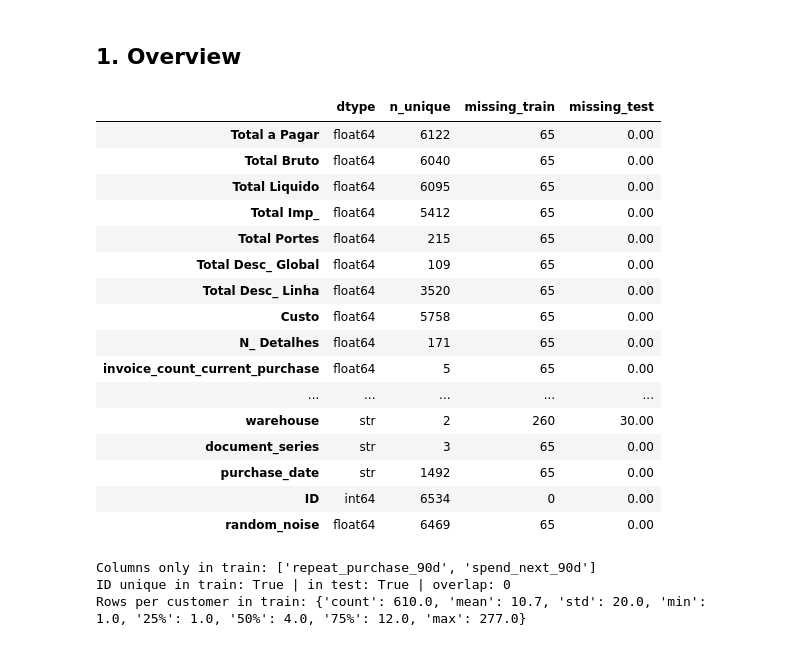
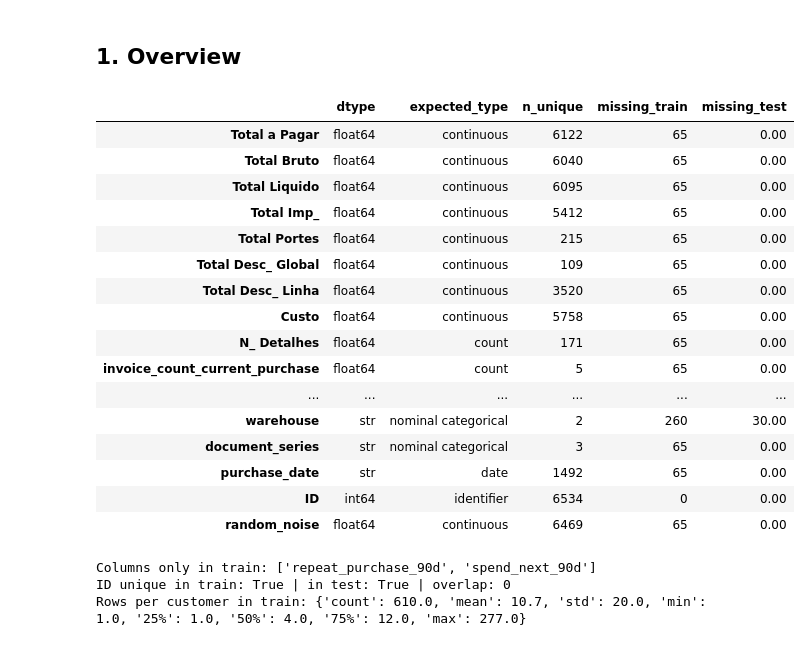
Before and after one commit to Yan-Sidoryk/ETAI_Project_Group_12, a Jupyter notebook: notebooks/01_data_audit.ipynb, the cells around one changed output. Drawn from its saved outputs; the diff is of its cells as text; code cells hidden in the pictures.

```diff
--- a/notebooks/01_data_audit.ipynb
+++ b/notebooks/01_data_audit.ipynb
@@ -48,31 +59,76 @@ train (6534, 40)  test (986, 38)  clientes (1143, 13)
 # %% [markdown]
 ## 1. Overview
 # %%
+expected_types = {
+    "Total a Pagar": "continuous",
+    "Total Bruto": "continuous",
+    "Total Liquido": "continuous",
+    "Total Imp_": "continuous",
+    "Total Portes": "continuous",
+    "Total Desc_ Global": "continuous",
+    "Total Desc_ Linha": "continuous",
+    "Custo": "continuous",
+    "N_ Detalhes": "count",
+    "invoice_count_current_purchase": "count",
+    "repeat_purchase_90d": "binary",
+    "spend_next_90d": "continuous",
+    "days_since_previous_purchase": "integer (days)",
+    "customer_tenure_days": "integer (days)",
+    "prior_purchase_count": "count",
+    "prior_total_spend": "continuous",
+    "prior_mean_purchase_value": "continuous",
+    "prior_std_purchase_value": "continuous",
+    "prior_min_purchase_value": "continuous",
+    "prior_max_purchase_value": "continuous",
+    "prior_mean_gap_days": "continuous (days)",
+    "prior_std_gap_days": "continuous (days)",
+    "purchase_count_30d": "count",
+    "spend_30d": "continuous",
+    "purchase_count_90d": "count",
+    "spend_90d": "continuous",
+    "purchase_count_180d": "count",
+    "spend_180d": "continuous",
+    "purchase_count_365d": "count",
+    "spend_365d": "continuous",
+    "customer_id": "identifier",
+    "payment_type": "nominal categorical",
+    "salesperson": "nominal categorical",
+    "commercial_zone": "nominal categorical",
+    "transport_method": "nominal categorical",
+    "warehouse": "nominal categorical",
+    "document_series": "nominal categorical",
+    "purchase_date": "date",
+    "ID": "identifier",
+    "random_noise": "continuous",
+}
+
 overview = pd.DataFrame({
     "dtype": train.dtypes.astype(str),
+    "expected_type": pd.Series(expected_types).reindex(train.columns),
     "n_unique": train.nunique(),
     "missing_train": train.isna().sum(),
     "missing_test": test.isna().sum().reindex(train.columns),
 })
-overview
+
+display(overview)
 # %% [output]
-|  | dtype | n_unique | missing_train | missing_test |
-| Total a Pagar | float64 | 6122 | 65 | 0.00 |
-| Total Bruto | float64 | 6040 | 65 | 0.00 |
-| Total Liquido | float64 | 6095 | 65 | 0.00 |
-| Total Imp_ | float64 | 5412 | 65 | 0.00 |
-| Total Portes | float64 | 215 | 65 | 0.00 |
-| Total Desc_ Global | float64 | 109 | 65 | 0.00 |
-| Total Desc_ Linha | float64 | 3520 | 65 | 0.00 |
-| Custo | float64 | 5758 | 65 | 0.00 |
-| N_ Detalhes | float64 | 171 | 65 | 0.00 |
-| invoice_count_current_purchase | float64 | 5 | 65 | 0.00 |
-| ... | ... | ... | ... | ... |
-| warehouse | str | 2 | 260 | 30.00 |
-| document_series | str | 3 | 65 | 0.00 |
-| purchase_date | str | 1492 | 65 | 0.00 |
-| ID | int64 | 6534 | 0 | 0.00 |
-| random_noise | float64 | 6469 | 65 | 0.00 |
+|  | dtype | expected_type | n_unique | missing_train | missing_test |
+| Total a Pagar | float64 | continuous | 6122 | 65 | 0.00 |
+| Total Bruto | float64 | continuous | 6040 | 65 | 0.00 |
+| Total Liquido | float64 | continuous | 6095 | 65 | 0.00 |
+| Total Imp_ | float64 | continuous | 5412 | 65 | 0.00 |
+| Total Portes | float64 | continuous | 215 | 65 | 0.00 |
+| Total Desc_ Global | float64 | continuous | 109 | 65 | 0.00 |
+| Total Desc_ Linha | float64 | continuous | 3520 | 65 | 0.00 |
+| Custo | float64 | continuous | 5758 | 65 | 0.00 |
+| N_ Detalhes | float64 | count | 171 | 65 | 0.00 |
+| invoice_count_current_purchase | float64 | count | 5 | 65 | 0.00 |
+| ... | ... | ... | ... | ... | ... |
+| warehouse | str | nominal categorical | 2 | 260 | 30.00 |
+| document_series | str | nominal categorical | 3 | 65 | 0.00 |
+| purchase_date | str | date | 1492 | 65 | 0.00 |
+| ID | int64 | identifier | 6534 | 0 | 0.00 |
+| random_noise | float64 | continuous | 6469 | 65 | 0.00 |
 # %%
 print("Columns only in train:", sorted(set(train.columns) - set(test.columns)))
 print("ID unique in train:", train["ID"].is_unique, "| in test:", test["ID"].is_unique,
```
Also changed, not shown: parts of 6 cells of this notebook, 1 other file.
